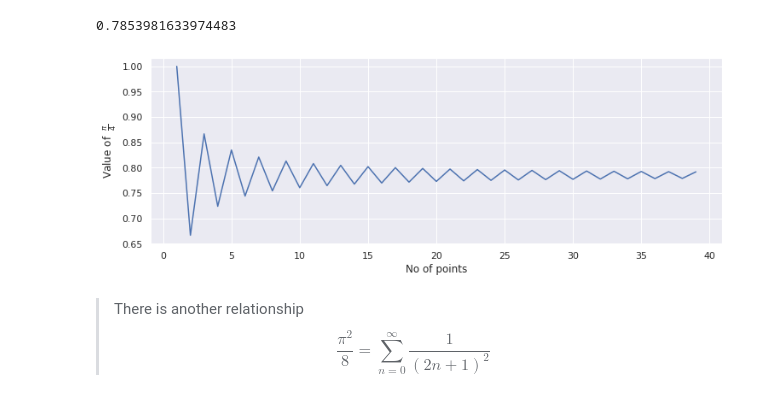
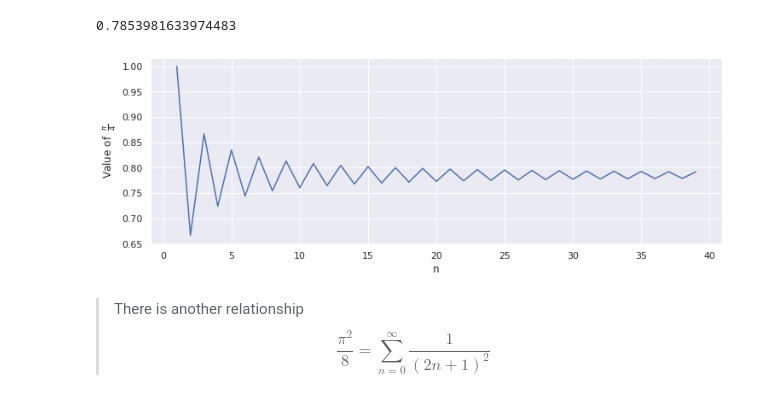
Before and after one commit to Souvik-0612/Fourier, a Jupyter notebook: Fourier series.ipynb, the cells around one changed output. Saved outputs shown, nothing was run; the diff lists cells and outputs as text; code cells hidden in the pictures.

```diff
--- a/Fourier series.ipynb
+++ b/Fourier series.ipynb
@@ -200,19 +200,19 @@ def PIapprox1(n):
 # %%
 order = []
 value = []
 
 for i in range(1, 40):
     order.append(i)
     value.append(PIapprox1(i))
 
 
 plt.rcParams["figure.figsize"] = (12,4)
 plt.plot(order, value)
 plt.ylabel(r"Value of  $\frac{\pi}{4}$")
-plt.xlabel('No of points')
+plt.xlabel('n')
 plt.show()
 # %% [output]
-[figure, old version]
+[figure, new version]
 # %% [markdown]
 > There is another relationship
 $$\frac{\pi^2}{8} = \sum_{n=0}^{\infty}\frac{1}{(2n+1)^2}$$
```
Also changed, not shown: parts of 16 cells of this notebook.
